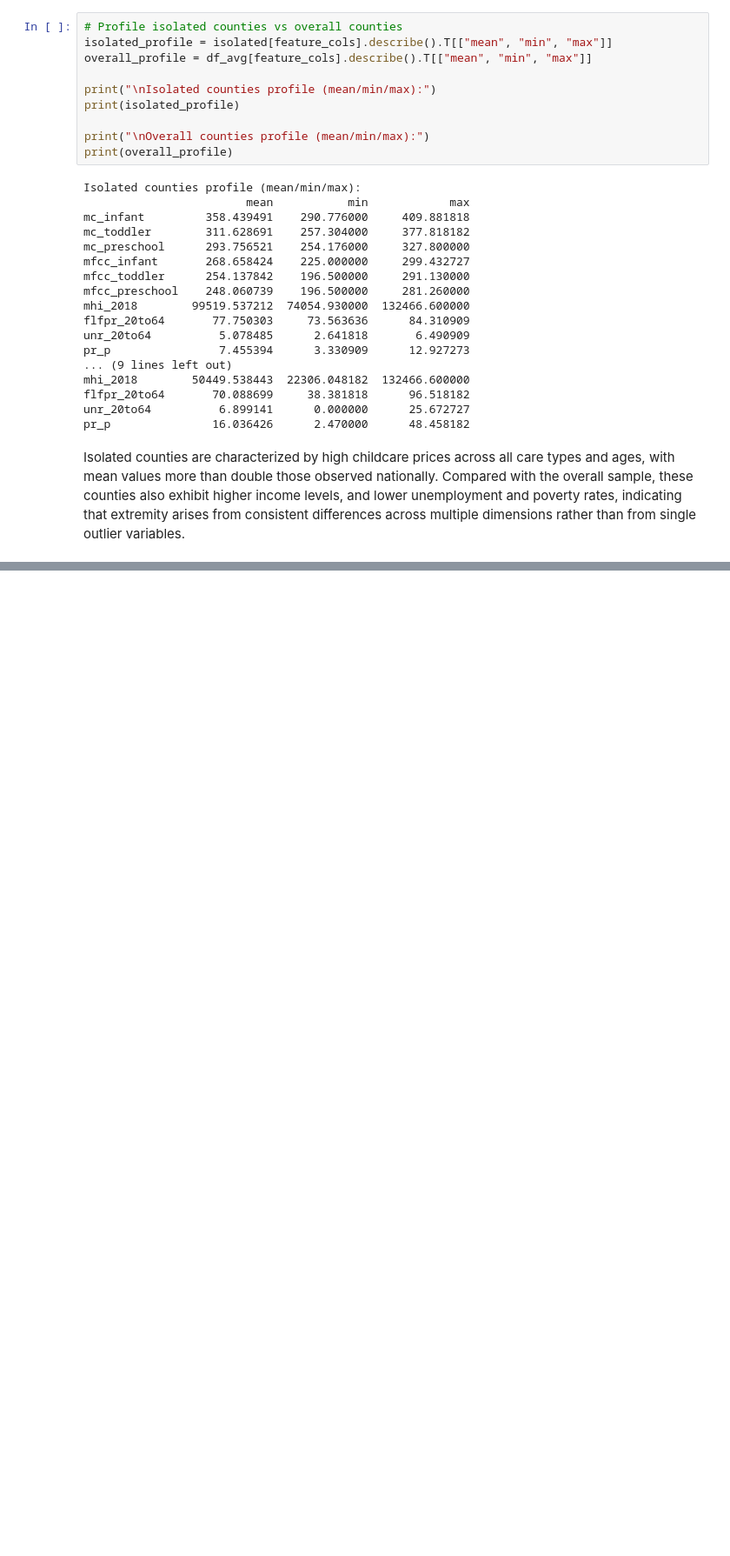
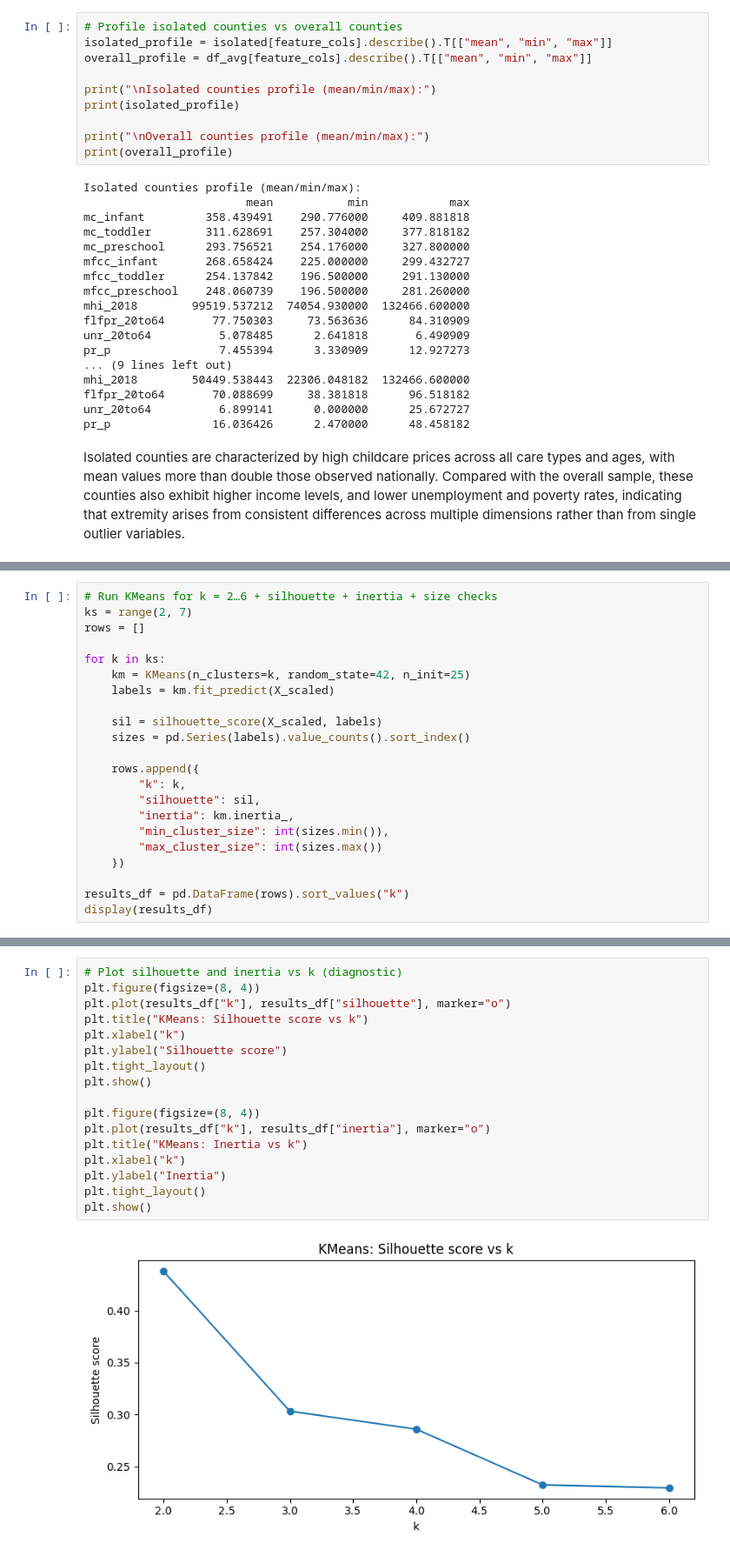
Before and after one commit to shonnvs-code/Team4-A1-BA820-Project, a Jupyter notebook: Kai_Tran_ProjectM2_Q1_BA820_Team_4_Childcare_Costs.ipynb, the cells around one changed output, grey strips where cells are left out. Shown at 87% size. Drawn from its saved outputs; the diff is of its cells as text; blank space fills up the shorter version.

```diff
--- a/Kai_Tran_ProjectM2_Q1_BA820_Team_4_Childcare_Costs.ipynb
+++ b/Kai_Tran_ProjectM2_Q1_BA820_Team_4_Childcare_Costs.ipynb
@@ -427,0 +561,22 @@ Constructed pricing structure features show substantial cross-county dispersion,
+# %%
+# Run KMeans for k = 2…6 + silhouette + inertia + size checks
+ks = range(2, 7)
+rows = []
+
+for k in ks:
+    km = KMeans(n_clusters=k, random_state=42, n_init=25)
+    labels = km.fit_predict(X_scaled)
+
+    sil = silhouette_score(X_scaled, labels)
+    sizes = pd.Series(labels).value_counts().sort_index()
+
+    rows.append({
+        "k": k,
+        "silhouette": sil,
+        "inertia": km.inertia_,
+        "min_cluster_size": int(sizes.min()),
+        "max_cluster_size": int(sizes.max())
+    })
+
+results_df = pd.DataFrame(rows).sort_values("k")
+display(results_df)
@@ -427,0 +590,19 @@ Constructed pricing structure features show substantial cross-county dispersion,
+# %%
+# Plot silhouette and inertia vs k (diagnostic)
+plt.figure(figsize=(8, 4))
+plt.plot(results_df["k"], results_df["silhouette"], marker="o")
+plt.title("KMeans: Silhouette score vs k")
+plt.xlabel("k")
+plt.ylabel("Silhouette score")
+plt.tight_layout()
+plt.show()
+
+plt.figure(figsize=(8, 4))
+plt.plot(results_df["k"], results_df["inertia"], marker="o")
+plt.title("KMeans: Inertia vs k")
+plt.xlabel("k")
+plt.ylabel("Inertia")
+plt.tight_layout()
+plt.show()
+# %% [output]
+[figure, added]
```
Also changed, not shown: parts of 46 cells of this notebook.
